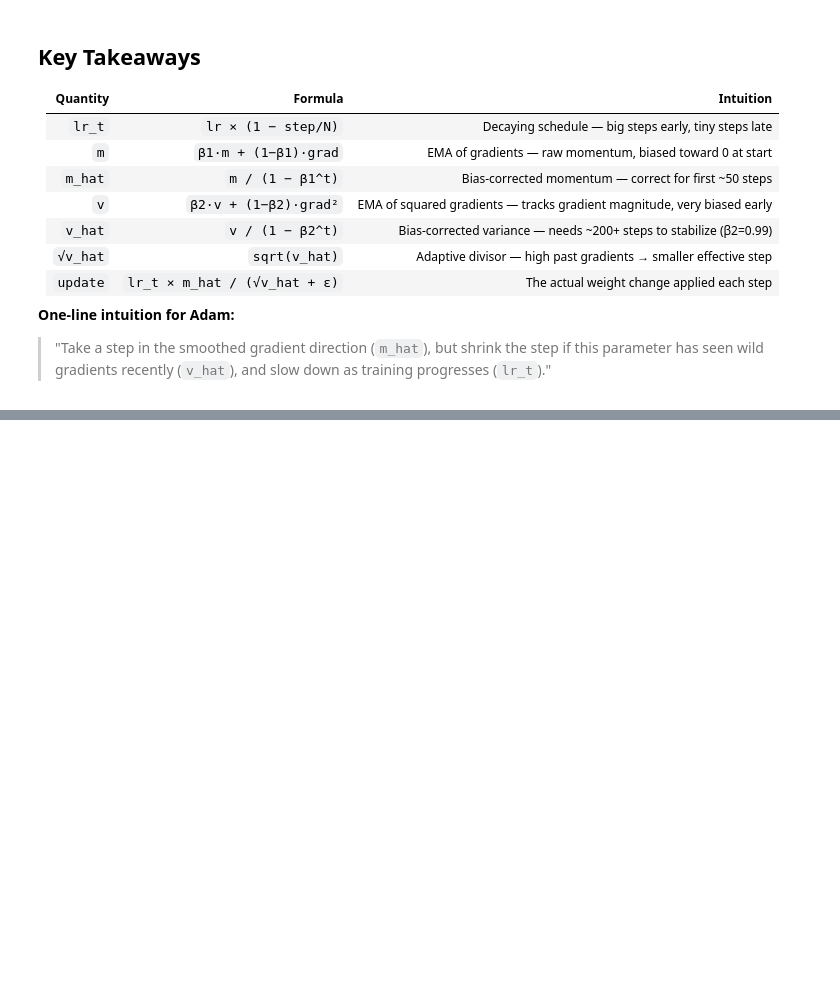
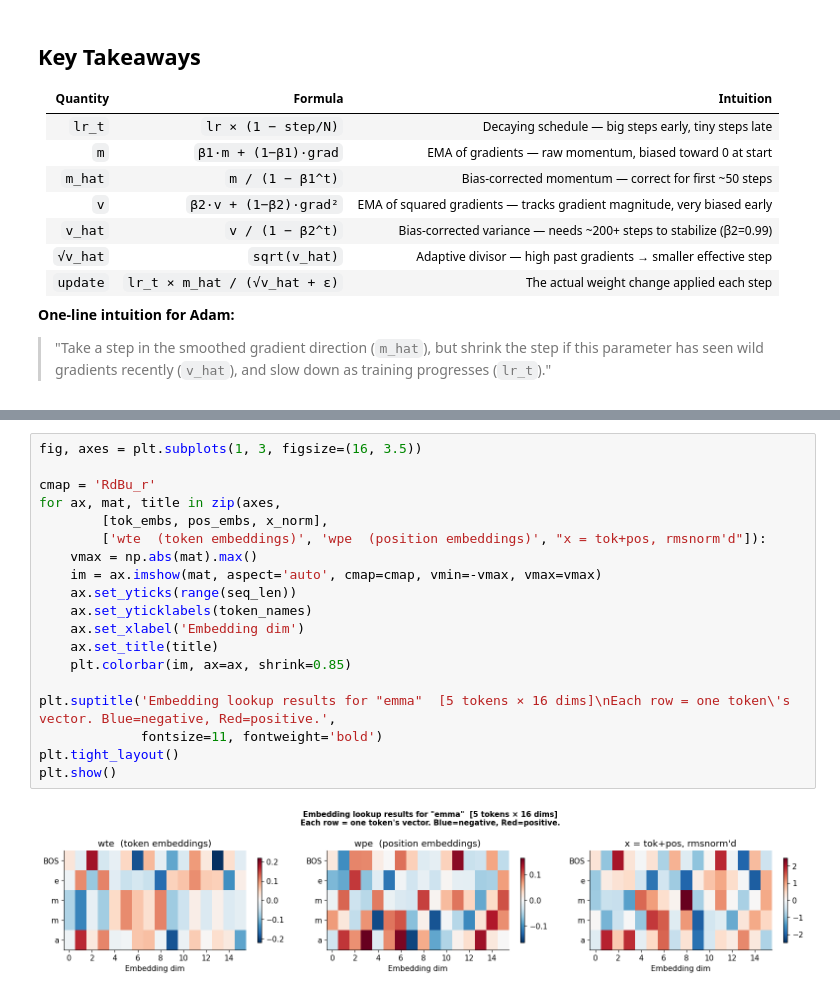
Before and after one commit to abhishek-marathe04/learning, a Jupyter notebook: ai_engineering/microgpt/microgpt.ipynb, the cells around one changed output, grey strips where cells are left out. Saved outputs shown, nothing was run; the diff lists cells and outputs as text; blank space fills up the shorter version.

```diff
--- a/ai_engineering/microgpt/microgpt.ipynb
+++ b/ai_engineering/microgpt/microgpt.ipynb
@@ -601,0 +739,21 @@ plt.show()
+# %%
+fig, axes = plt.subplots(1, 3, figsize=(16, 3.5))
+
+cmap = 'RdBu_r'
+for ax, mat, title in zip(axes,
+        [tok_embs, pos_embs, x_norm],
+        ['wte  (token embeddings)', 'wpe  (position embeddings)', "x = tok+pos, rmsnorm'd"]):
+    vmax = np.abs(mat).max()
+    im = ax.imshow(mat, aspect='auto', cmap=cmap, vmin=-vmax, vmax=vmax)
+    ax.set_yticks(range(seq_len))
+    ax.set_yticklabels(token_names)
+    ax.set_xlabel('Embedding dim')
+    ax.set_title(title)
+    plt.colorbar(im, ax=ax, shrink=0.85)
+
+plt.suptitle('Embedding lookup results for "emma"  [5 tokens × 16 dims]\nEach row = one token\'s vector. Blue=negative, Red=positive.',
+             fontsize=11, fontweight='bold')
+plt.tight_layout()
+plt.show()
+# %% [output]
+[figure, added]
```
Also changed, not shown: parts of 20 cells of this notebook.
